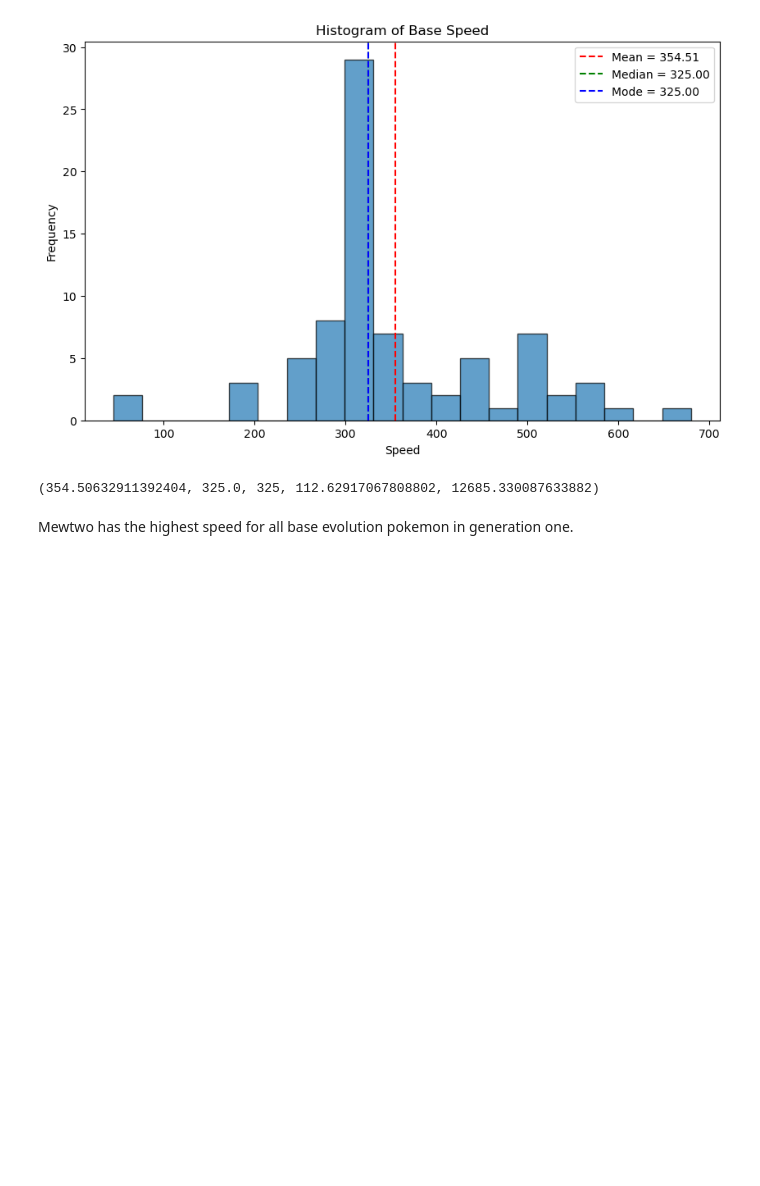
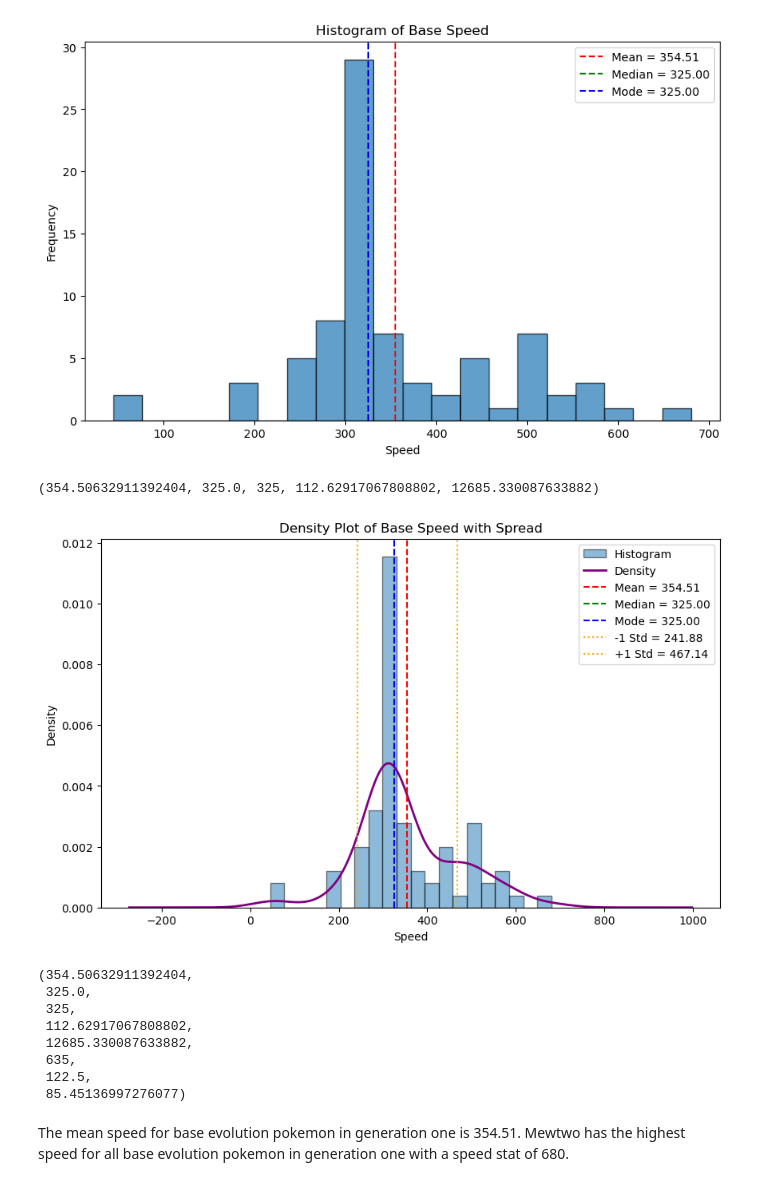
Before and after one commit to Royonwifi/AI, a Jupyter notebook: Semester 1/Titanic/pokemon.ipynb, the cells around one changed output. Drawn from its saved outputs; the diff is of its cells as text; code cells hidden in the pictures; blank space fills up the shorter version.

```diff
--- a/Semester 1/Titanic/pokemon.ipynb
+++ b/Semester 1/Titanic/pokemon.ipynb
@@ -37,5 +37,67 @@ plt.show()
 # %% [output]
 [figure]
 (354.50632911392404, 325.0, 325, 112.62917067808802, 12685.330087633882)
-# %% [markdown]
-Mewtwo has the highest speed for all base evolution pokemon in generation one.
+# %%
+# Assistant
+import matplotlib.pyplot as plt
+import pandas as pd
+import numpy as np
+
+df = pd.read_csv("evo.csv")
+
+# The speed stat seems to be under "Base Speed"
+if "Base Speed" in df.columns:
+    speed = df["Base Speed"].dropna()
+else:
+    raise KeyError("Couldn't find a column for speed.")
+
+# Calculate measures of central tendency
+mean_speed = speed.mean()
+median_speed = speed.median()
+mode_speed = speed.mode().iloc[0]
+
+# Calculate measures of spread
+std_speed = speed.std()
+var_speed = speed.var()
+range_speed = speed.max() - speed.min()
+iqr_speed = speed.quantile(0.75) - speed.quantile(0.25)
+# Replace mad() with manual calculation of mean absolute deviation
+mad_speed = (speed - mean_speed).abs().mean()  # Manually calculate MAD
+
+# Plot histogram + density
+plt.figure(figsize=(10, 6))
+
+# Histogram normalized to density
+plt.hist(speed, bins=20, edgecolor="black", alpha=0.5, density=True, label="Histogram")
+
+# Density plot
+speed.plot(kind="density", color="purple", linewidth=2, label="Density")
+
+# Central tendency lines
+plt.axvline(mean_speed, color="red", linestyle="--", label=f"Mean = {mean_speed:.2f}")
+plt.axvline(median_speed, color="green", linestyle="--", label=f"Median = {median_speed:.2f}")
+plt.axvline(mode_speed, color="blue", linestyle="--", label=f"Mode = {mode_speed:.2f}")
+
+# Spread lines (±1 standard deviation from mean)
+plt.axvline(mean_speed - std_speed, color="orange", linestyle=":", label=f"-1 Std = {(mean_speed - std_speed):.2f}")
+plt.axvline(mean_speed + std_speed, color="orange", linestyle=":", label=f"+1 Std = {(mean_speed + std_speed):.2f}")
+
+plt.title("Density Plot of Base Speed with Spread")
+plt.xlabel("Speed")
+plt.ylabel("Density")
+plt.legend()
+plt.show()
+
+(mean_speed, median_speed, mode_speed, std_speed, var_speed, range_speed, iqr_speed, mad_speed)
+# %% [output]
+[figure, added]
+(354.50632911392404,
+ 325.0,
+ 325,
+ 112.62917067808802,
+ 12685.330087633882,
+ 635,
+ 122.5,
+ 85.45136997276077)
+# %% [markdown]
+The mean speed for base evolution pokemon in generation one is 354.51. Mewtwo has the highest speed for all base evolution pokemon in generation one with a speed stat of 680.
```
